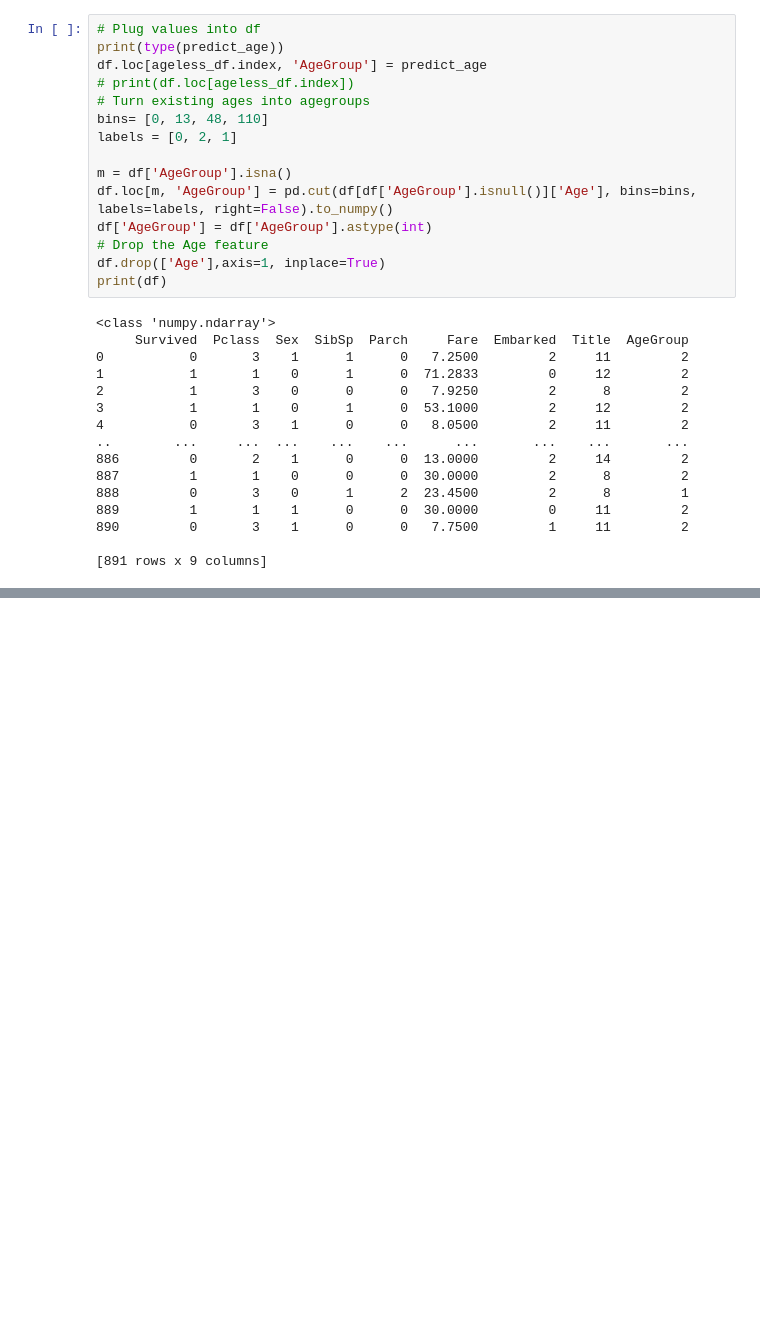
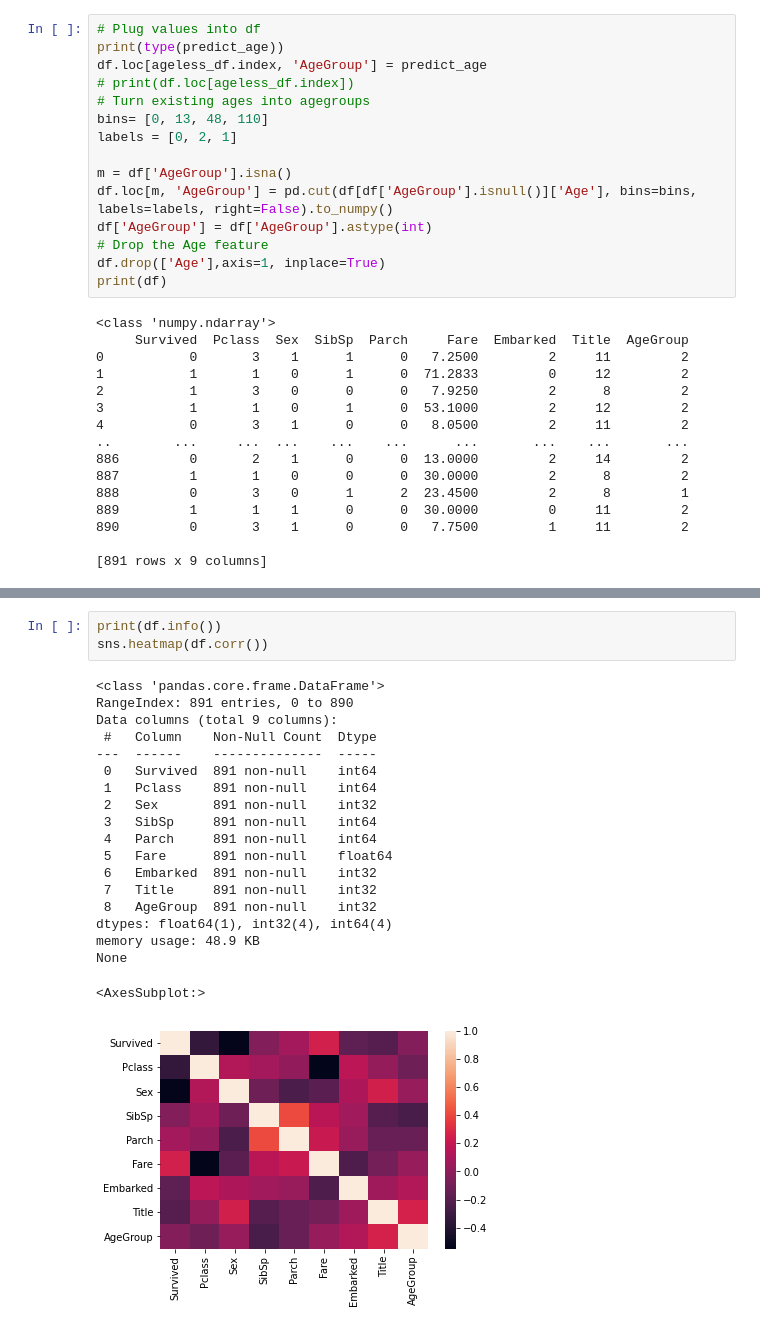
Before and after one commit to sandergs92/dmt-assignment-1, a Jupyter notebook: assignment_2/notebook_2.ipynb, the cells around one changed output, grey strips where cells are left out. Saved outputs shown, nothing was run; the diff lists cells and outputs as text; blank space fills up the shorter version.

```diff
--- a/assignment_2/notebook_2.ipynb
+++ b/assignment_2/notebook_2.ipynb
@@ -408,0 +422,23 @@ print(df)
+# %%
+print(df.info())
+sns.heatmap(df.corr())
+# %% [output]
+<class 'pandas.core.frame.DataFrame'>
+RangeIndex: 891 entries, 0 to 890
+Data columns (total 9 columns):
+ #   Column    Non-Null Count  Dtype
+---  ------    --------------  -----
+ 0   Survived  891 non-null    int64
+ 1   Pclass    891 non-null    int64
+ 2   Sex       891 non-null    int32
+ 3   SibSp     891 non-null    int64
+ 4   Parch     891 non-null    int64
+ 5   Fare      891 non-null    float64
+ 6   Embarked  891 non-null    int32
+ 7   Title     891 non-null    int32
+ 8   AgeGroup  891 non-null    int32
+dtypes: float64(1), int32(4), int64(4)
+memory usage: 48.9 KB
+None
+<AxesSubplot:>
+[figure, added]
```
Also changed, not shown: parts of 26 cells of this notebook.
